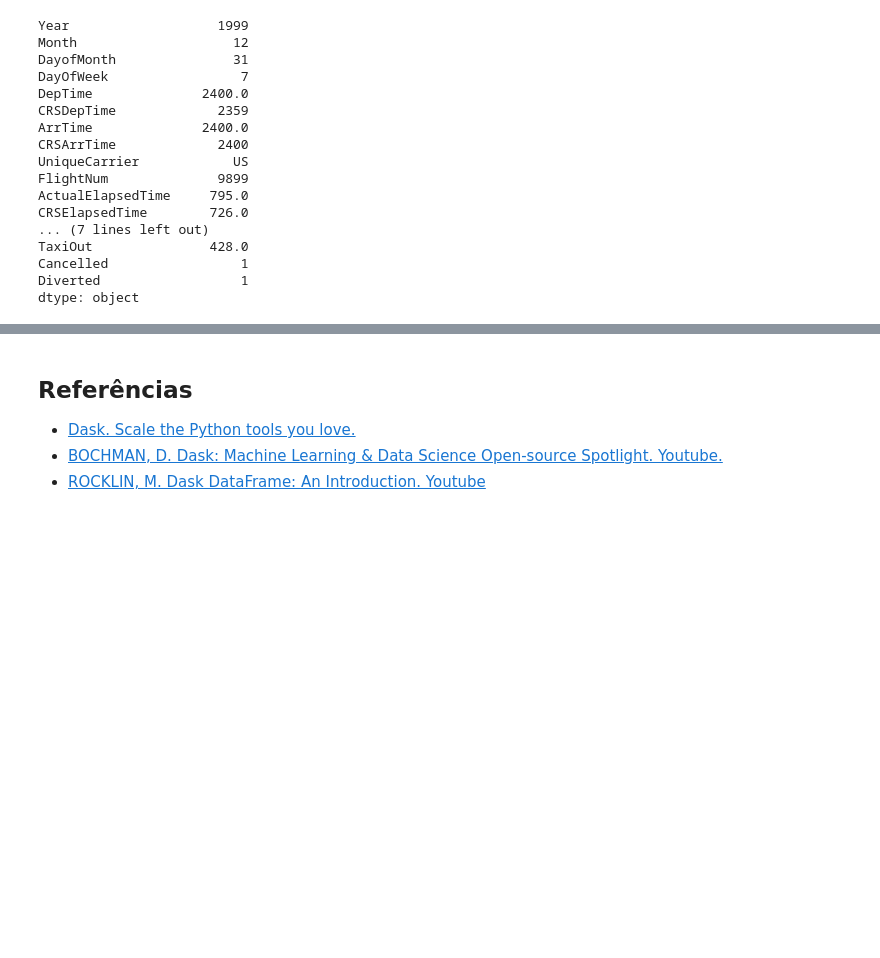
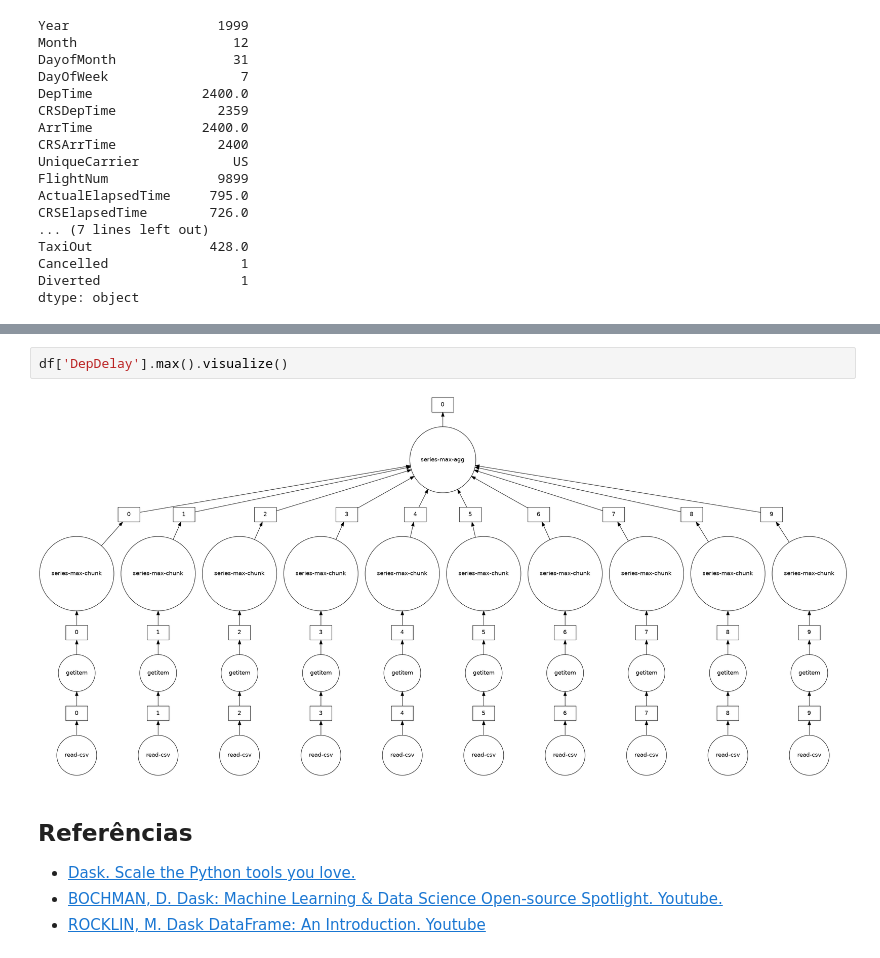
Before and after one commit to darlonv/dask_cluster, a Jupyter notebook: data/02-Dask_Dataframes.ipynb, the cells around one changed output, grey strips where cells are left out. Cells and saved outputs as stored; diff of their text form; blank space fills up the shorter version.

```diff
--- a/data/02-Dask_Dataframes.ipynb
+++ b/data/02-Dask_Dataframes.ipynb
@@ -230,3 +260,7 @@ dtype: object
+# %%
+df['DepDelay'].max().visualize()
+# %% [output]
+[figure, added]
 # %% [markdown]
 ## Referências
 
```
Also changed, not shown: parts of 6 cells of this notebook.
